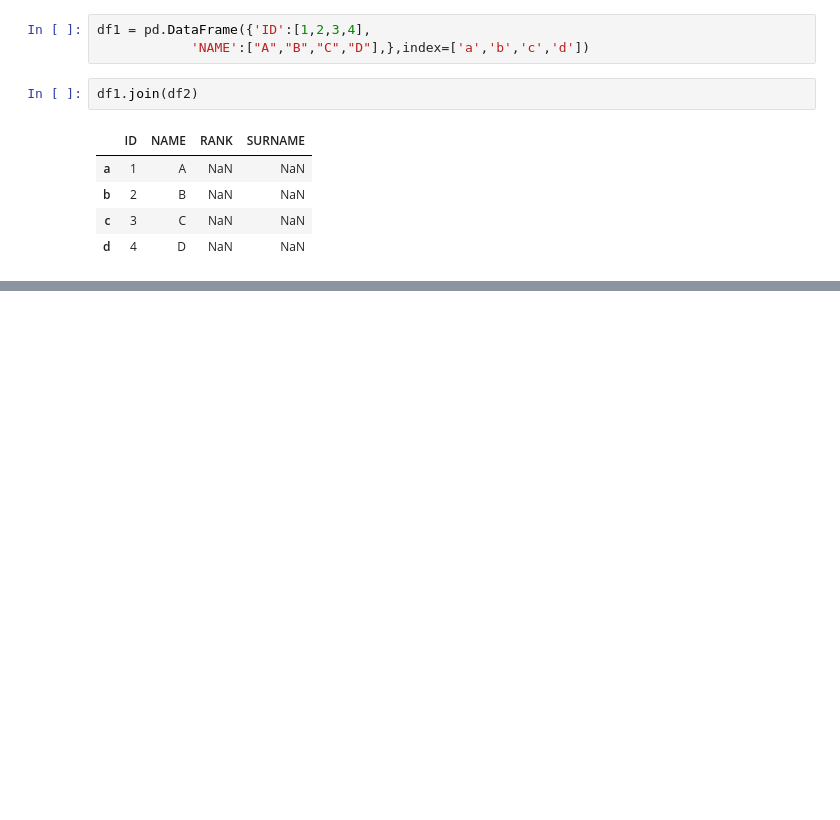
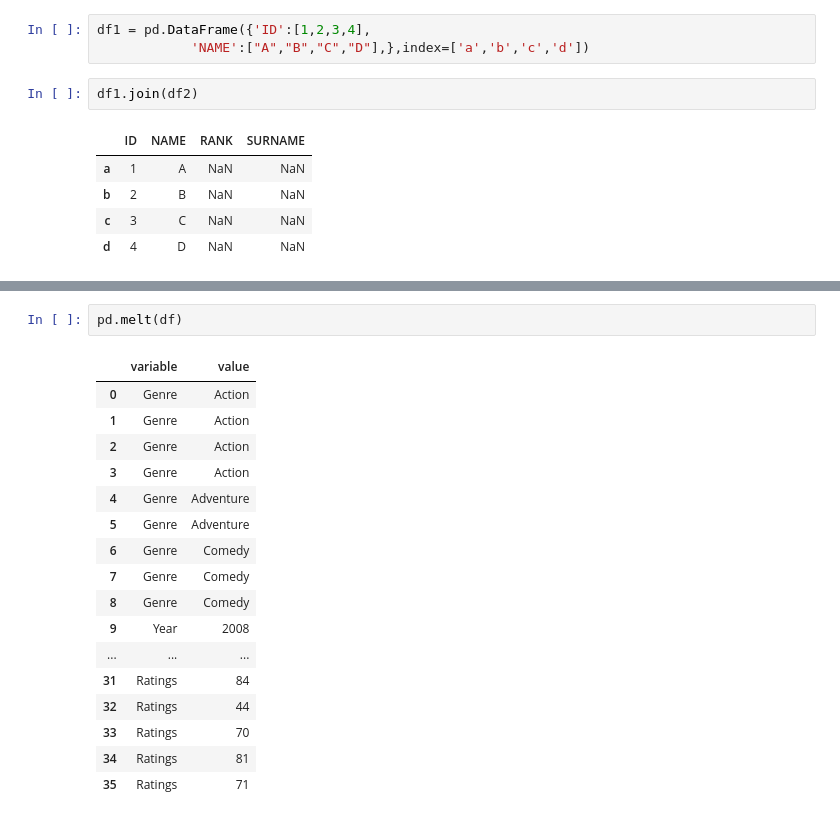
Before and after one commit to AkashSalmuthe/Python-Noteboks, a Jupyter notebook: Pandas_Basics.ipynb, the cells around one changed output, grey strips where cells are left out. Drawn from its saved outputs; the diff is of its cells as text; blank space fills up the shorter version.

```diff
--- a/Pandas_Basics.ipynb
+++ b/Pandas_Basics.ipynb
@@ -1827,0 +1936,20 @@ df1.join(df2)
+# %%
+pd.melt(df)
+# %% [output]
+|  | variable | value |
+| 0 | Genre | Action |
+| 1 | Genre | Action |
+| 2 | Genre | Action |
+| 3 | Genre | Action |
+| 4 | Genre | Adventure |
+| 5 | Genre | Adventure |
+| 6 | Genre | Comedy |
+| 7 | Genre | Comedy |
+| 8 | Genre | Comedy |
+| 9 | Year | 2008 |
+| ... | ... | ... |
+| 31 | Ratings | 84 |
+| 32 | Ratings | 44 |
+| 33 | Ratings | 70 |
+| 34 | Ratings | 81 |
+| 35 | Ratings | 71 |
```
Also changed, not shown: parts of 14 cells of this notebook.
